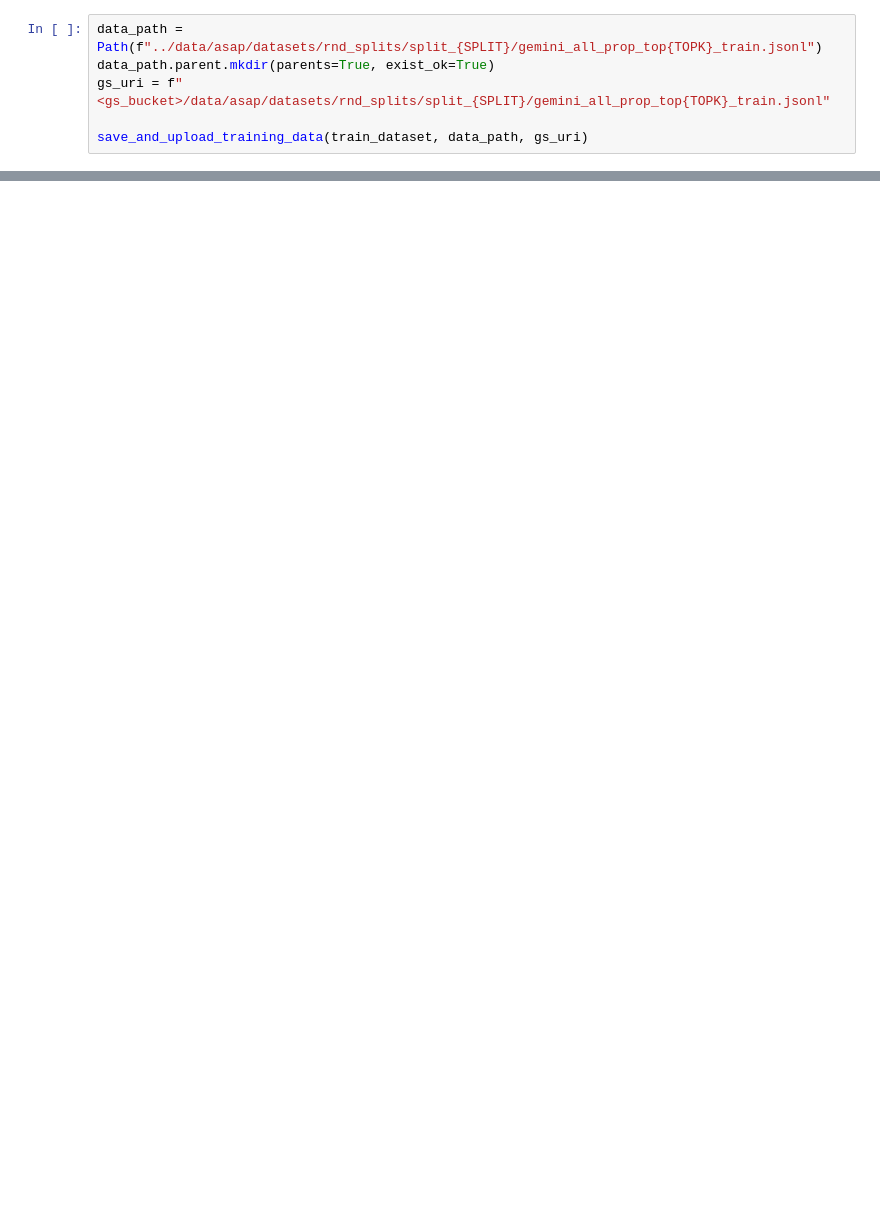
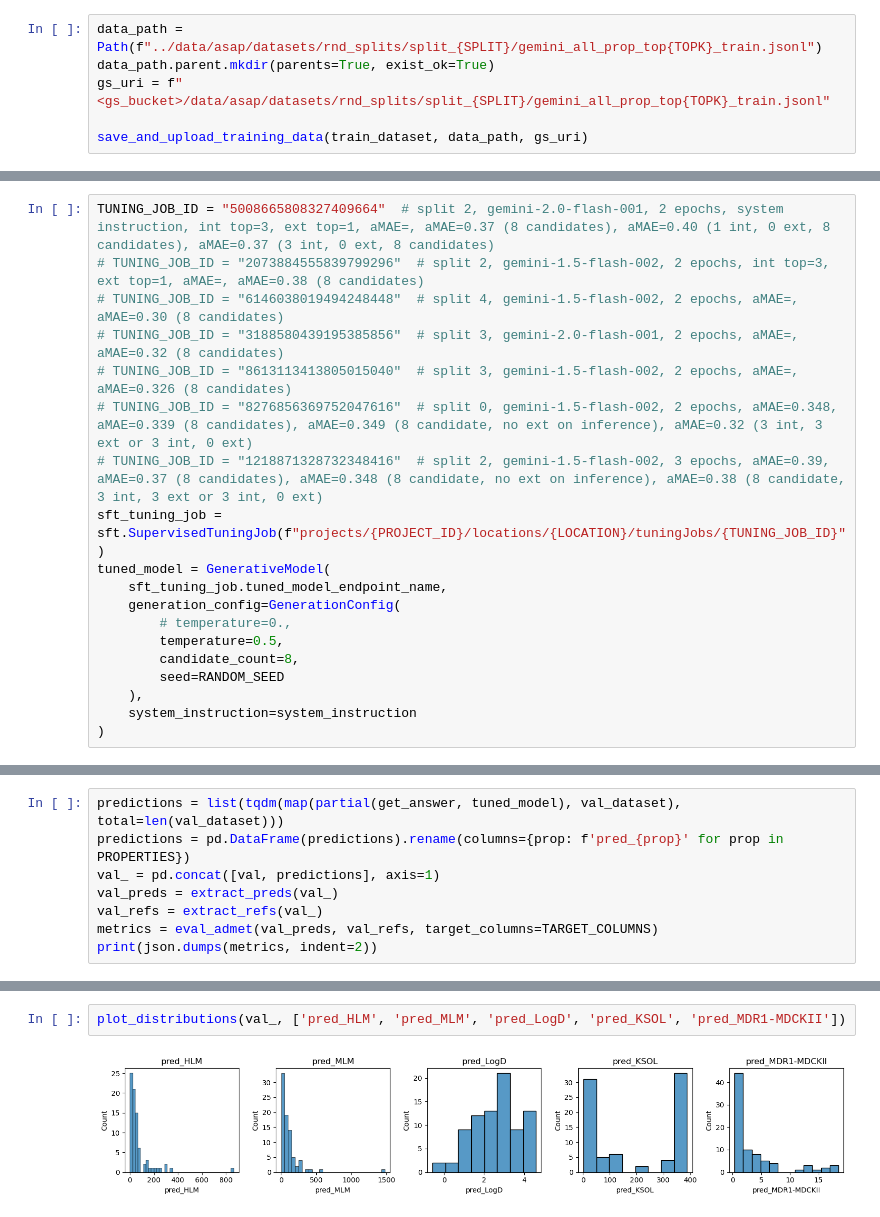
Before and after one commit to Alicegaz/AgenticADMET, a Jupyter notebook: notebooks/2.6_gemini_finetune.ipynb, the cells around one changed output, grey strips where cells are left out. Drawn from its saved outputs; the diff is of its cells as text; blank space fills up the shorter version.

Commit message:
Gemini finetune: add latest experiments

```diff
--- a/notebooks/2.6_gemini_finetune.ipynb
+++ b/notebooks/2.6_gemini_finetune.ipynb
@@ -1199,0 +3490,19 @@ print(json.dumps(metrics, indent=2))
+# %%
+TUNING_JOB_ID = "5008665808327409664"  # split 2, gemini-2.0-flash-001, 2 epochs, system instruction, int top=3, ext top=1, aMAE=, aMAE=0.37 (8 candidates), aMAE=0.40 (1 int, 0 ext, 8 candidates), aMAE=0.37 (3 int, 0 ext, 8 candidates)
+# TUNING_JOB_ID = "2073884555839799296"  # split 2, gemini-1.5-flash-002, 2 epochs, int top=3, ext top=1, aMAE=, aMAE=0.38 (8 candidates)
+# TUNING_JOB_ID = "6146038019494248448"  # split 4, gemini-1.5-flash-002, 2 epochs, aMAE=, aMAE=0.30 (8 candidates)
+# TUNING_JOB_ID = "3188580439195385856"  # split 3, gemini-2.0-flash-001, 2 epochs, aMAE=, aMAE=0.32 (8 candidates)
+# TUNING_JOB_ID = "8613113413805015040"  # split 3, gemini-1.5-flash-002, 2 epochs, aMAE=, aMAE=0.326 (8 candidates)
+# TUNING_JOB_ID = "8276856369752047616"  # split 0, gemini-1.5-flash-002, 2 epochs, aMAE=0.348, aMAE=0.339 (8 candidates), aMAE=0.349 (8 candidate, no ext on inference), aMAE=0.32 (3 int, 3 ext or 3 int, 0 ext)
+# TUNING_JOB_ID = "1218871328732348416"  # split 2, gemini-1.5-flash-002, 3 epochs, aMAE=0.39, aMAE=0.37 (8 candidates), aMAE=0.348 (8 candidate, no ext on inference), aMAE=0.38 (8 candidate, 3 int, 3 ext or 3 int, 0 ext)
+sft_tuning_job = sft.SupervisedTuningJob(f"projects/{PROJECT_ID}/locations/{LOCATION}/tuningJobs/{TUNING_JOB_ID}")
+tuned_model = GenerativeModel(
+    sft_tuning_job.tuned_model_endpoint_name,
+    generation_config=GenerationConfig(
+        # temperature=0.,
+        temperature=0.5,
+        candidate_count=8,
+        seed=RANDOM_SEED
+    ),
+    system_instruction=system_instruction
+)
@@ -1199,0 +3560,8 @@ print(json.dumps(metrics, indent=2))
+# %%
+predictions = list(tqdm(map(partial(get_answer, tuned_model), val_dataset), total=len(val_dataset)))
+predictions = pd.DataFrame(predictions).rename(columns={prop: f'pred_{prop}' for prop in PROPERTIES})
+val_ = pd.concat([val, predictions], axis=1)
+val_preds = extract_preds(val_)
+val_refs = extract_refs(val_)
+metrics = eval_admet(val_preds, val_refs, target_columns=TARGET_COLUMNS)
+print(json.dumps(metrics, indent=2))
@@ -1199,0 +3606,4 @@ print(json.dumps(metrics, indent=2))
+# %%
+plot_distributions(val_, ['pred_HLM', 'pred_MLM', 'pred_LogD', 'pred_KSOL', 'pred_MDR1-MDCKII'])
+# %% [output]
+[figure, added]
```
Also changed, not shown: parts of 214 cells of this notebook.
